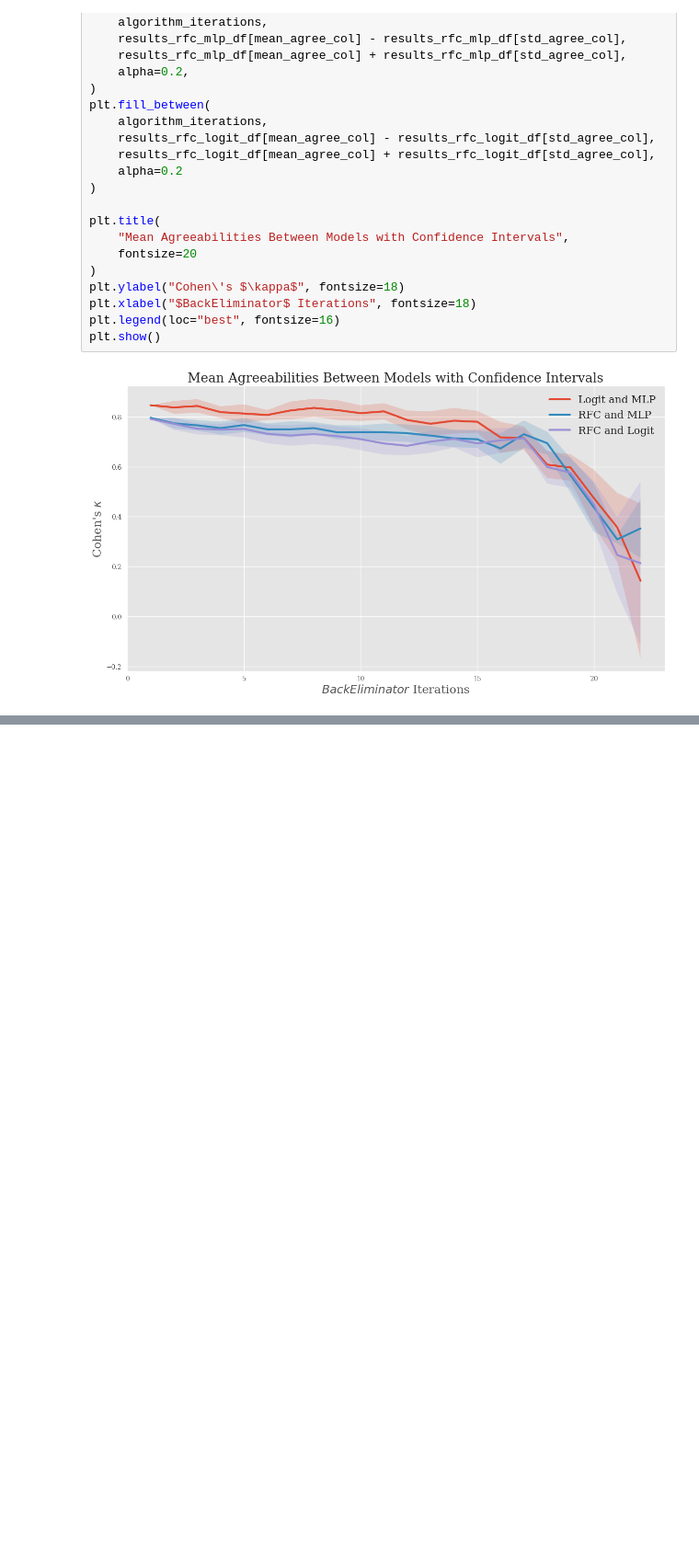
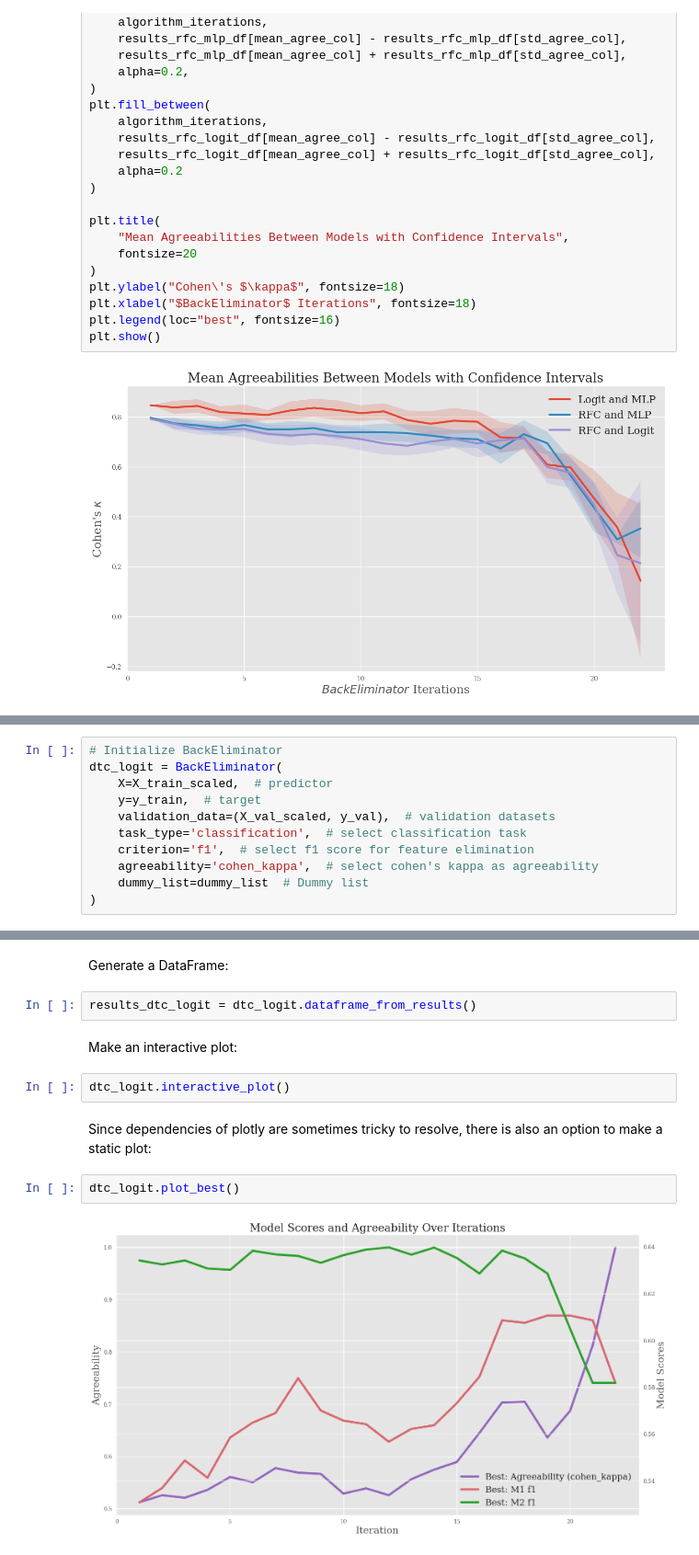
Before and after one commit to anasashb/aliceHU, a Jupyter notebook: customer_churn_test.ipynb, the cells around one changed output, grey strips where cells are left out. Shown at 92% size. Saved outputs shown, nothing was run; the diff lists cells and outputs as text; blank space fills up the shorter version.

```diff
--- a/customer_churn_test.ipynb
+++ b/customer_churn_test.ipynb
@@ -719,0 +727,11 @@ plt.show()
+# %%
+# Initialize BackEliminator
+dtc_logit = BackEliminator(
+    X=X_train_scaled,  # predictor
+    y=y_train,  # target
+    validation_data=(X_val_scaled, y_val),  # validation datasets
+    task_type='classification',  # select classification task
+    criterion='f1',  # select f1 score for feature elimination
+    agreeability='cohen_kappa',  # select cohen's kappa as agreeability
+    dummy_list=dummy_list  # Dummy list
+)
@@ -719,0 +762,14 @@ plt.show()
+# %% [markdown]
+Generate a DataFrame:
+# %%
+results_dtc_logit = dtc_logit.dataframe_from_results()
+# %% [markdown]
+Make an interactive plot:
+# %%
+dtc_logit.interactive_plot()
+# %% [markdown]
+Since dependencies of plotly are sometimes tricky to resolve, there is also an option to make a static plot:
+# %%
+dtc_logit.plot_best()
+# %% [output]
+[figure, added]
```
Also changed, not shown: parts of 11 cells of this notebook, 4 other files.
